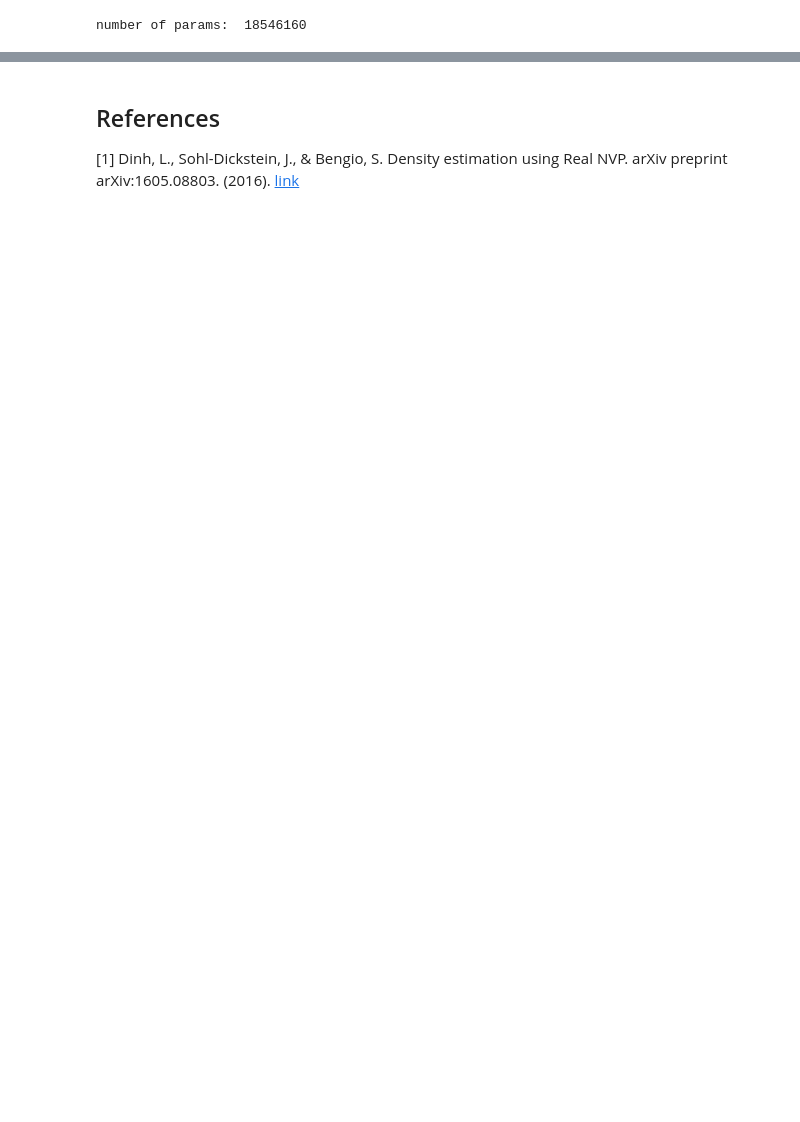
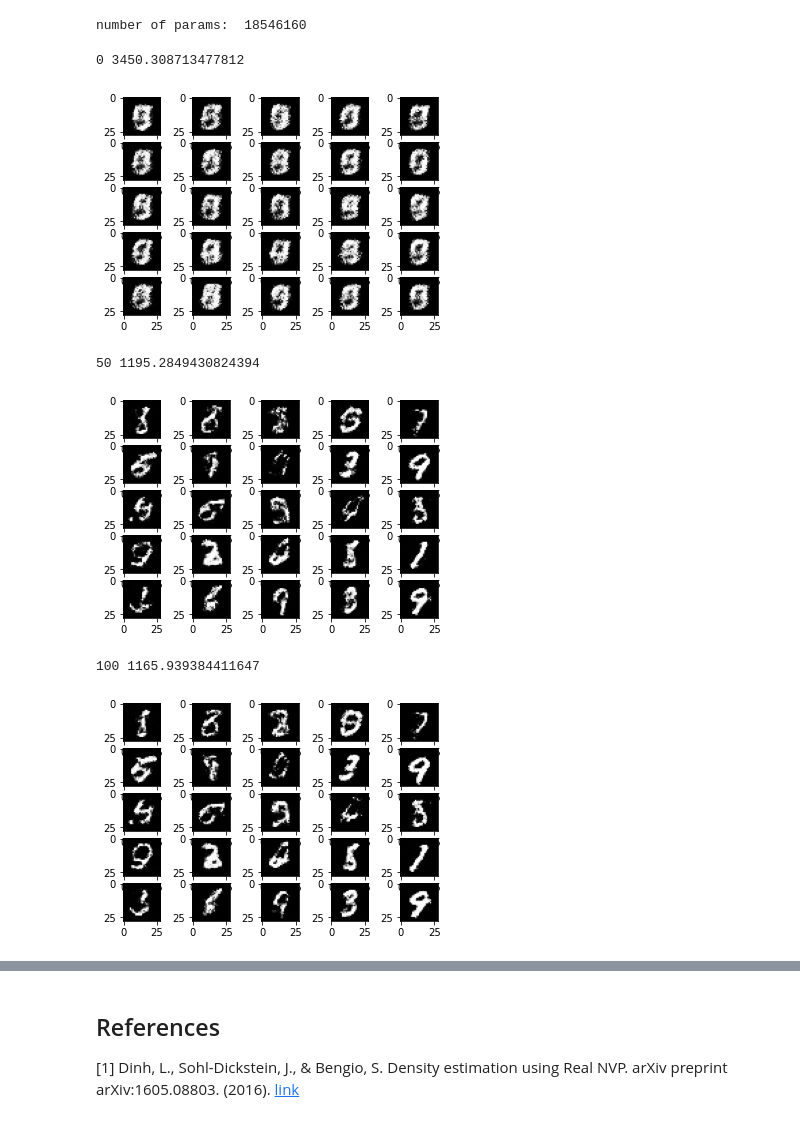
Before and after one commit to clbonet/Generative-Models, a Jupyter notebook: Normalizing Flows/RealNVP.ipynb, the cells around one changed output, grey strips where cells are left out. Drawn from its saved outputs; the diff is of its cells as text; code cells hidden in the pictures; blank space fills up the shorter version.

```diff
--- a/Normalizing Flows/RealNVP.ipynb
+++ b/Normalizing Flows/RealNVP.ipynb
@@ -241,3 +214,12 @@ optimizer = optim.Adam(model.parameters(), lr=1e-4, weight_decay=1e-5)
 print("number of params: ", sum(p.numel() for p in model.parameters()))
 # %% [output]
 number of params:  18546160
+# %%
+train_losses = train_mnist(model, optimizer, train_loader)
+# %% [output]
+0 3450.308713477812
+[figure, added]
+50 1195.2849430824394
+[figure, added]
+100 1165.939384411647
+[figure, added]
```
Also changed, not shown: parts of 12 cells of this notebook, 2 other files.
